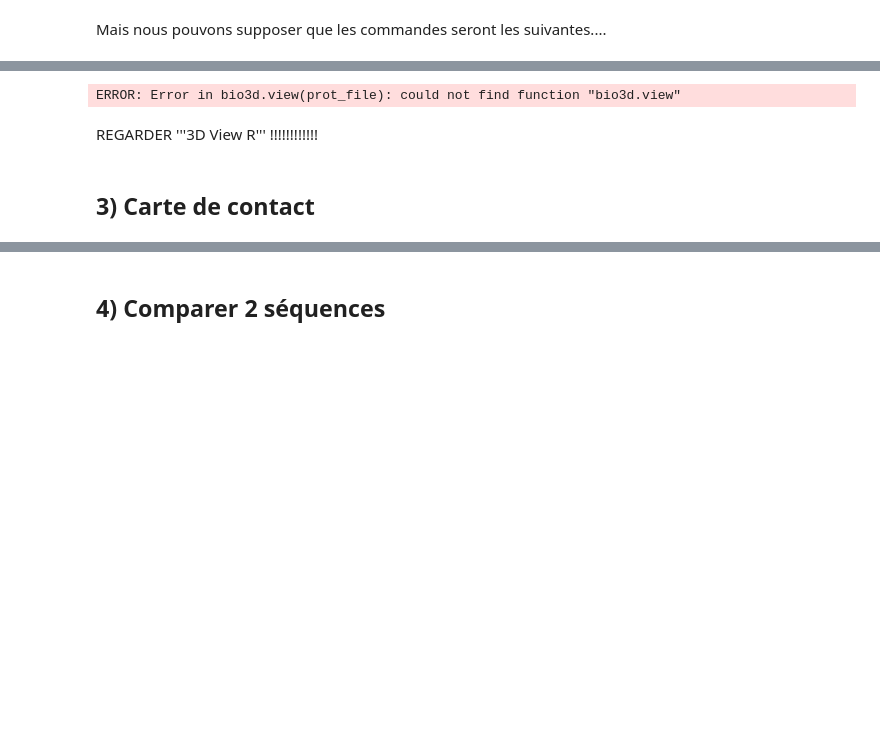
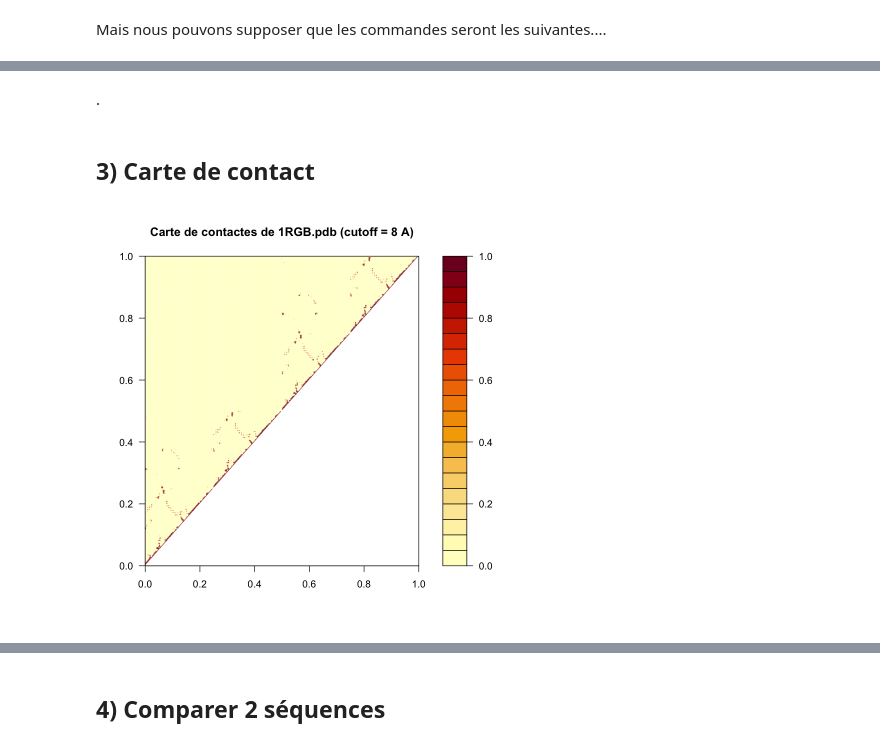
Before and after one commit to AudreyyFortune/Julia_projet, a Jupyter notebook: projet_long_R.ipynb, the cells around one changed output, grey strips where cells are left out. Drawn from its saved outputs; the diff is of its cells as text; code cells hidden in the pictures; blank space fills up the shorter version.

```diff
--- a/projet_long_R.ipynb
+++ b/projet_long_R.ipynb
@@ -201,8 +144,15 @@ ERROR: Error in library(bio3d.view): there is no package called ‘bio3d.view’
 # %%
-bio3d.view(prot_file)
+#view.pdb(prot_file)
-# %% [output]
-ERROR: Error in bio3d.view(prot_file): could not find function "bio3d.view"
-# %% [markdown]
-REGARDER '''3D View R''' !!!!!!!!!!!!
+# %% [markdown]
+.
 # %% [markdown]
 ## 3) Carte de contact
+# %%
+contacts <- dm(prot_file, inds = "calpha")
+# la fonction dm permet de construire une matrice de distance pour une structure protéique donnée.
+# %%
+cutoff = 8.0 # On choisi un cutoff < 8 Angström
+
+filled.contour(contacts < cutoff, plot.title = title(main = "Carte de contactes de 1RGB.pdb (cutoff = 8 A)"), fontsize = 16, fontweight = "bold")
+# %% [output]
+[figure, added]
```
Also changed, not shown: parts of 49 cells of this notebook.
